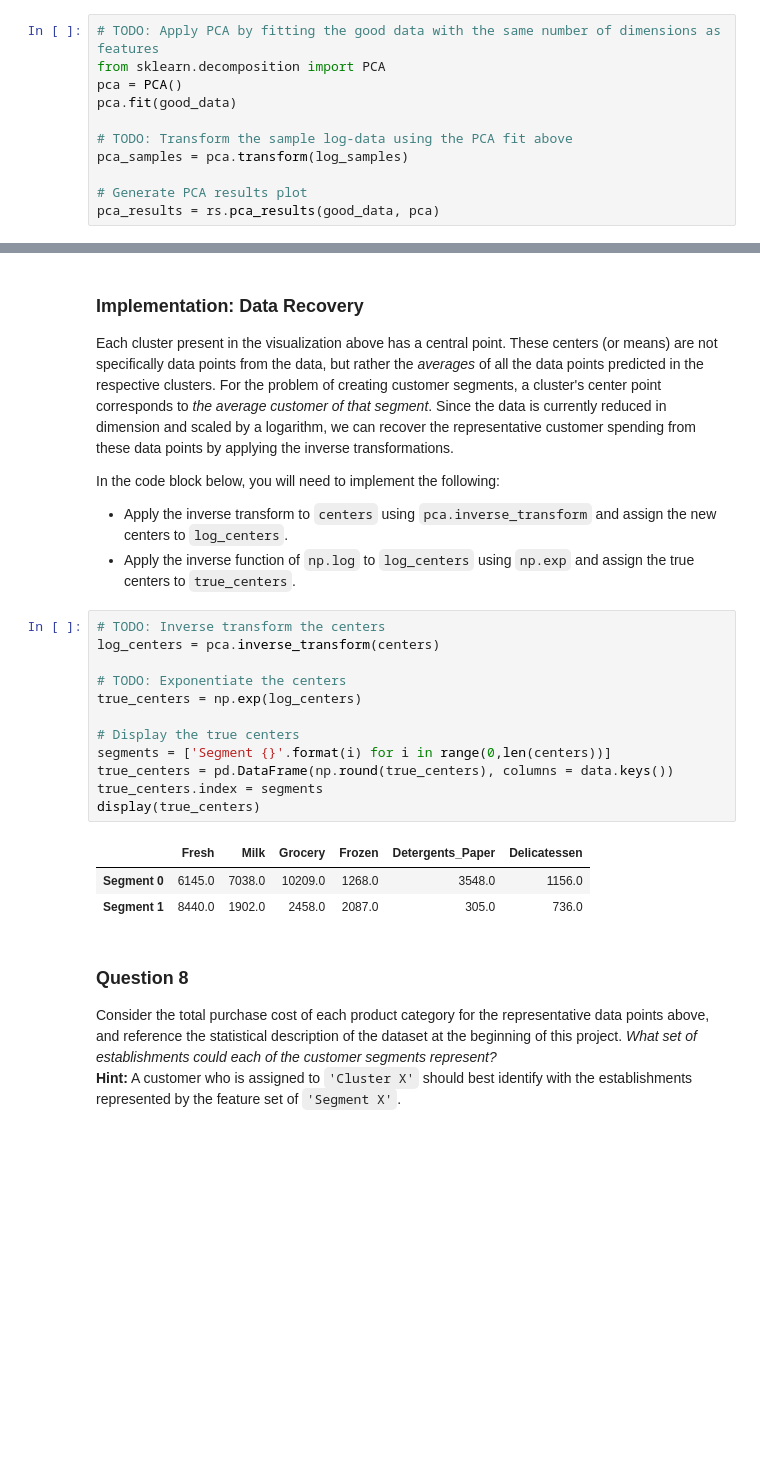
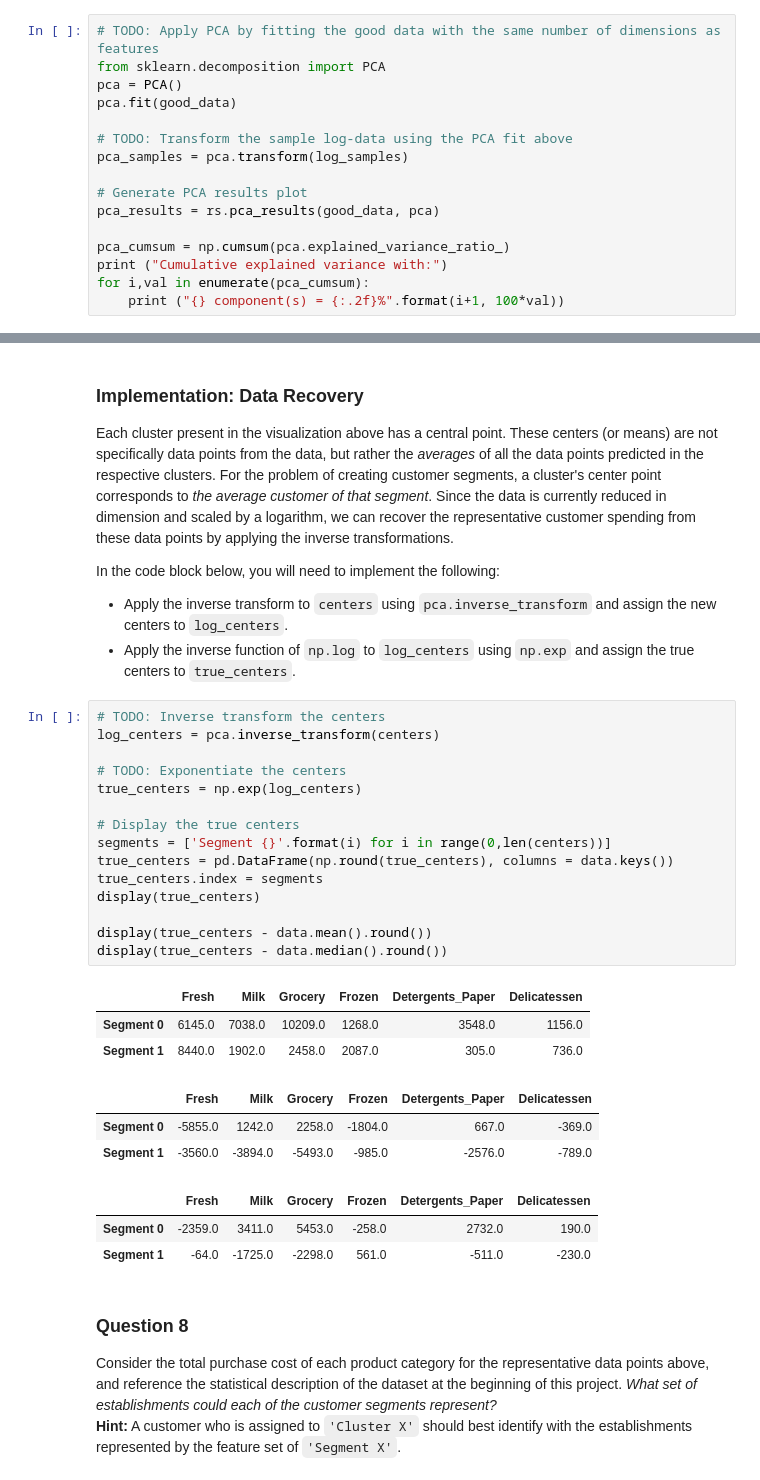
Before and after one commit to kazoo-kmt/machine-learning-nd, a Jupyter notebook: projects/creating_customer_segments/customer_segments.ipynb, the cells around one changed output, grey strips where cells are left out. Cells and saved outputs as stored; diff of their text form; blank space fills up the shorter version.

```diff
--- a/projects/creating_customer_segments/customer_segments.ipynb
+++ b/projects/creating_customer_segments/customer_segments.ipynb
@@ -295,4 +328,9 @@ pca_samples = pca.transform(log_samples)
 
 # Generate PCA results plot
 pca_results = rs.pca_results(good_data, pca)
+
+pca_cumsum = np.cumsum(pca.explained_variance_ratio_)
+print ("Cumulative explained variance with:")
+for i,val in enumerate(pca_cumsum):
+    print ("{} component(s) = {:.2f}%".format(i+1, 100*val))
 # %% [output]
@@ -428,19 +478,28 @@ In the code block below, you will need to implement the following:
 # %%
 # TODO: Inverse transform the centers
 log_centers = pca.inverse_transform(centers)
 
 # TODO: Exponentiate the centers
 true_centers = np.exp(log_centers)
 
 # Display the true centers
 segments = ['Segment {}'.format(i) for i in range(0,len(centers))]
 true_centers = pd.DataFrame(np.round(true_centers), columns = data.keys())
 true_centers.index = segments
 display(true_centers)
+
+display(true_centers - data.mean().round())
+display(true_centers - data.median().round())
 # %% [output]
 |  | Fresh | Milk | Grocery | Frozen | Detergents_Paper | Delicatessen |
 | Segment 0 | 6145.0 | 7038.0 | 10209.0 | 1268.0 | 3548.0 | 1156.0 |
 | Segment 1 | 8440.0 | 1902.0 | 2458.0 | 2087.0 | 305.0 | 736.0 |
+|  | Fresh | Milk | Grocery | Frozen | Detergents_Paper | Delicatessen |
+| Segment 0 | -5855.0 | 1242.0 | 2258.0 | -1804.0 | 667.0 | -369.0 |
+| Segment 1 | -3560.0 | -3894.0 | -5493.0 | -985.0 | -2576.0 | -789.0 |
+|  | Fresh | Milk | Grocery | Frozen | Detergents_Paper | Delicatessen |
+| Segment 0 | -2359.0 | 3411.0 | 5453.0 | -258.0 | 2732.0 | 190.0 |
+| Segment 1 | -64.0 | -1725.0 | -2298.0 | 561.0 | -511.0 | -230.0 |
 # %% [markdown]
 ### Question 8
 Consider the total purchase cost of each product category for the representative data points above, and reference the statistical description of the dataset at the beginning of this project. *What set of establishments could each of the customer segments represent?*
```
Also changed, not shown: parts of 8 cells of this notebook, 1 other file.
